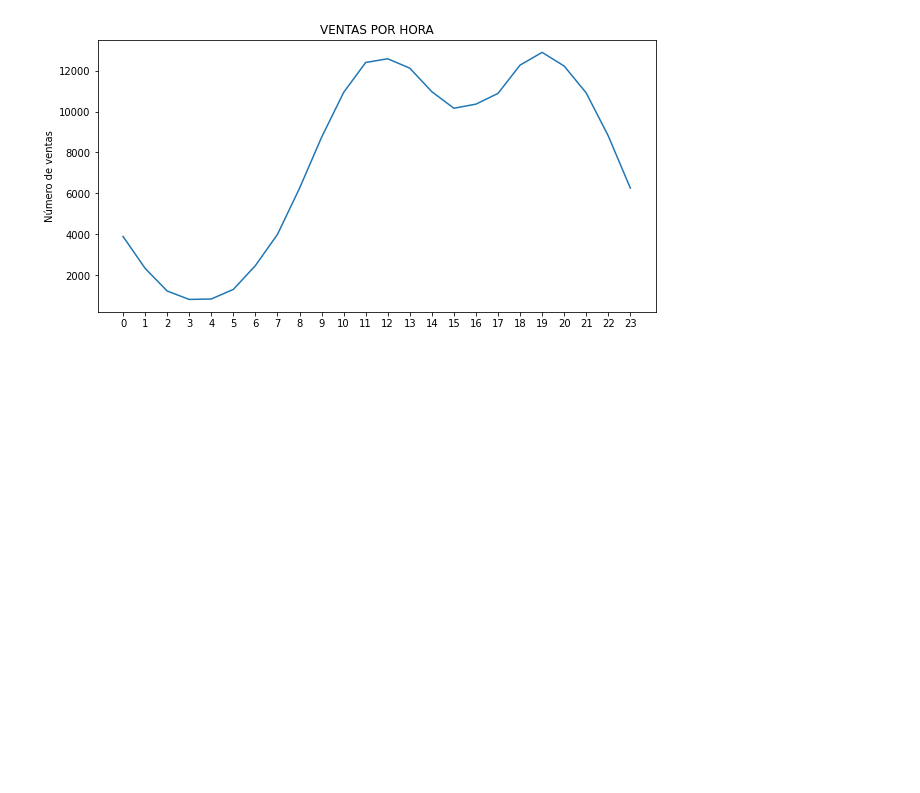
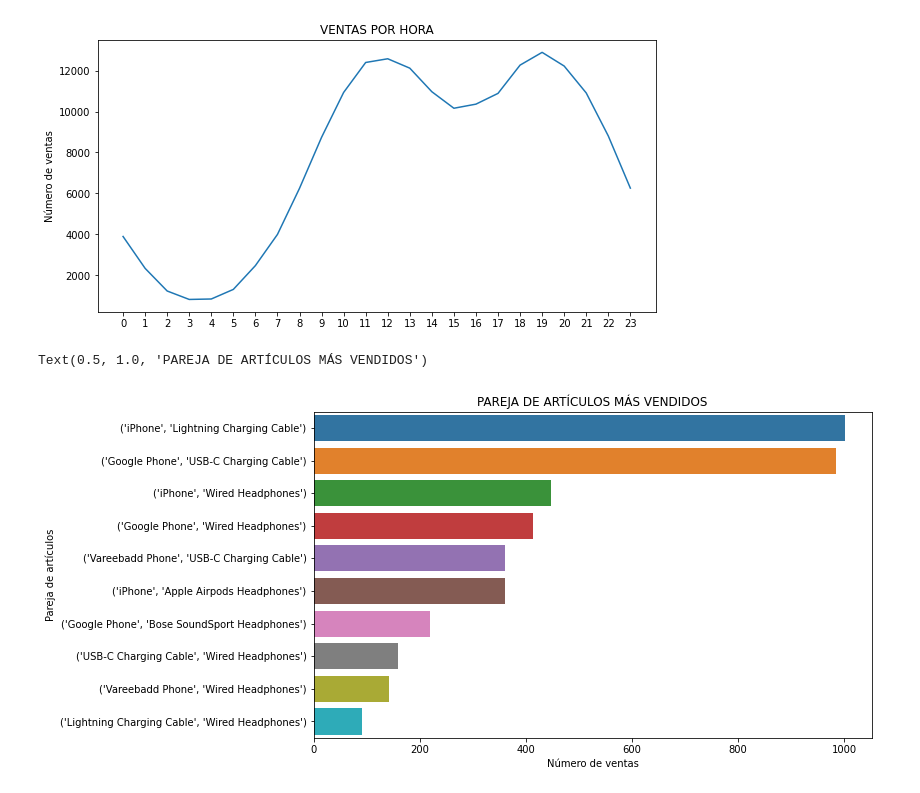
Before and after one commit to Deimaxs/BI_analysis_kaggle_competition, a Jupyter notebook: forecasting.ipynb, the cells around one changed output. Saved outputs shown, nothing was run; the diff lists cells and outputs as text; code cells hidden in the pictures; blank space fills up the shorter version.

```diff
--- a/forecasting.ipynb
+++ b/forecasting.ipynb
@@ -208,3 +214,24 @@ plt.title('VENTAS POR HORA')
 # %% [output]
 Text(0.5, 1.0, 'VENTAS POR HORA')
 [figure]
+# %%
+data = df[df['Order ID'].duplicated(keep=False)]
+data['Grouped'] = df.groupby('Order ID')['Product'].transform(lambda x: ','.join(x))
+data = data[['Order ID', 'Grouped']].drop_duplicates()
+
+count = Counter()
+
+for row in data['Grouped']:
+    row_list = row.split(',')
+    count.update(Counter(combinations(row_list, 2)))
+
+common_products = pd.DataFrame(count.most_common(10), columns=['List_products','Num_sales'])
+# %%
+plt.figure(figsize=(10,6))
+sns.barplot(data=common_products, y=common_products['List_products'], x=common_products['Num_sales'])
+plt.xlabel("Número de ventas")
+plt.ylabel("Pareja de artículos")
+plt.title('PAREJA DE ARTÍCULOS MÁS VENDIDOS')
+# %% [output]
+Text(0.5, 1.0, 'PAREJA DE ARTÍCULOS MÁS VENDIDOS')
+[figure, added]
```
Also changed, not shown: parts of 9 cells of this notebook.
